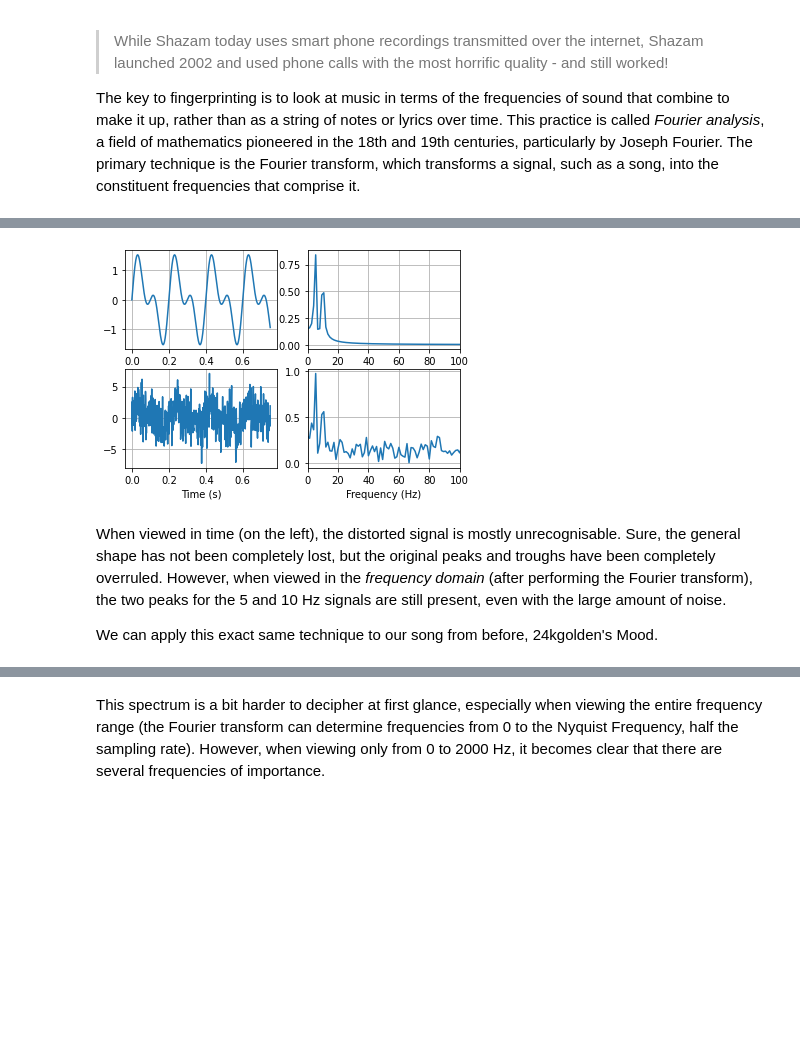
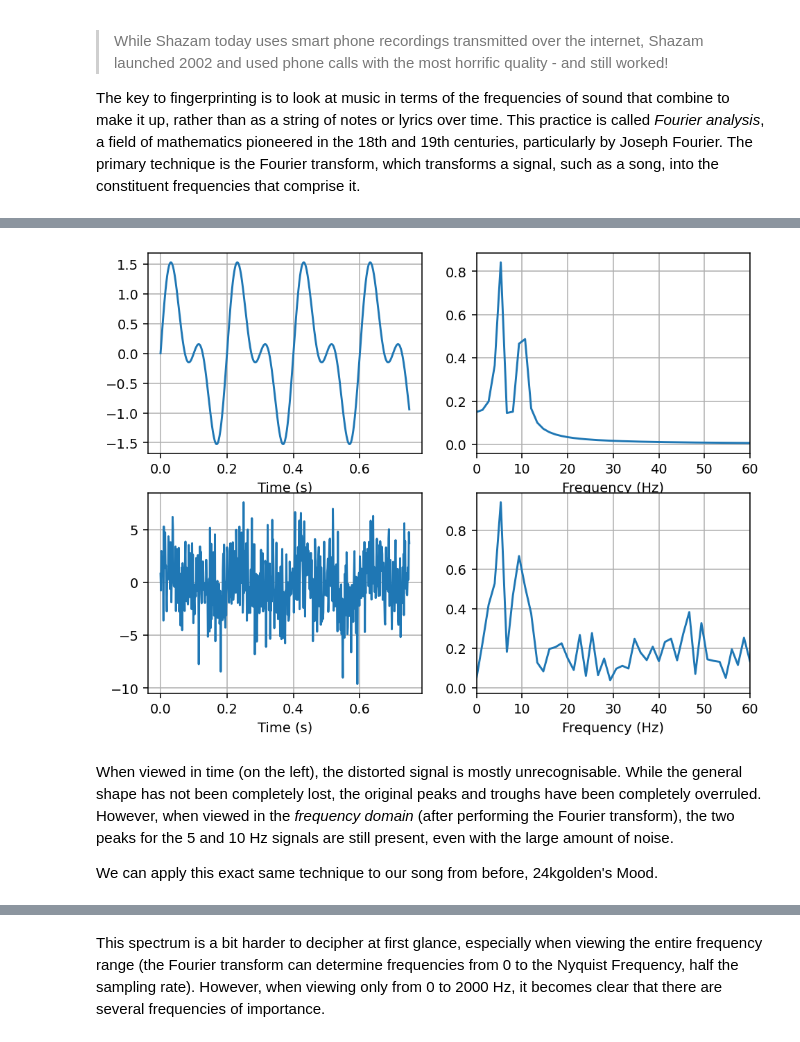
Before and after one commit to MichaelCStrauss/shazam-python, a Jupyter notebook: article.ipynb, the cells around one changed output, grey strips where cells are left out. Drawn from its saved outputs; the diff is of its cells as text; code cells hidden in the pictures; blank space fills up the shorter version.

```diff
--- a/article.ipynb
+++ b/article.ipynb
@@ -30,6 +39,8 @@ For example, here is a view of a sound signal when viewed over time:
 # %%
 import numpy as np
 import matplotlib.pyplot as plt
+plt.rcParams['figure.figsize'] = [8, 6]
+plt.rcParams['figure.dpi'] = 140 # 200 e.g. is really fine, but slower
 from scipy import fft, signal
 import scipy
 from scipy.io.wavfile import read
@@ -73,42 +92,41 @@ This example clearly illustrates the spikes at 50 and 80 Hz, demonstrating that
 
 The Fourier transform is extremely powerful when combatting noise and other distortions. See a modified example below:
 # %%
-# Generate a similar pair of sin waves as before, but slowed down for easier illustration
 y = np.sin(5.0 * 2.0*np.pi*x) + 0.75*np.sin(10.0 * 2.0*np.pi*x)
 
 # Add Gaussian Noise to one of the signals
-y_corrupted = y + np.random.normal(0, 2, len(y))
+y_corrupted = y + np.random.normal(0, 2.5, len(y))
 
 # Plot and perform the same FFT as before
 
 plt.subplot(2, 2, 1)
 plt.plot(x, y)
 plt.xlabel("Time (s)")
 plt.grid()
 plt.subplot(2, 2, 3)
 plt.plot(x, y_corrupted)
 plt.xlabel("Time (s)")
 plt.grid()
 
 yf = fft(y)
 xf = fftfreq(N, T)[:N//2]
 plt.subplot(2, 2, 2)
 plt.plot(xf, 2.0/N * np.abs(yf[0:N//2]))
-plt.xlim(0, 100)
+plt.xlim(0, 60)
 plt.xlabel("Frequency (Hz)")
 plt.grid()
 
 yf = fft(y_corrupted)
 xf = fftfreq(N, T)[:N//2]
 plt.subplot(2, 2, 4)
 plt.plot(xf, 2.0/N * np.abs(yf[0:N//2]))
-plt.xlim(0, 100)
+plt.xlim(0, 60)
 plt.xlabel("Frequency (Hz)")
 plt.grid()
 # %% [output]
-[figure, old version]
+[figure, new version]
 # %% [markdown]
-When viewed in time (on the left), the distorted signal is mostly unrecognisable. Sure, the general shape has not been completely lost, but the original peaks and troughs have been completely overruled. However, when viewed in the *frequency domain* (after performing the Fourier transform), the two peaks for the 5 and 10 Hz signals are still present, even with the large amount of noise.
+When viewed in time (on the left), the distorted signal is mostly unrecognisable. While the general shape has not been completely lost, the original peaks and troughs have been completely overruled. However, when viewed in the *frequency domain* (after performing the Fourier transform), the two peaks for the 5 and 10 Hz signals are still present, even with the large amount of noise.
 
 We can apply this exact same technique to our song from before, 24kgolden's Mood.
 # %%
```
Also changed, not shown: parts of 19 cells of this notebook, 2 other files.
